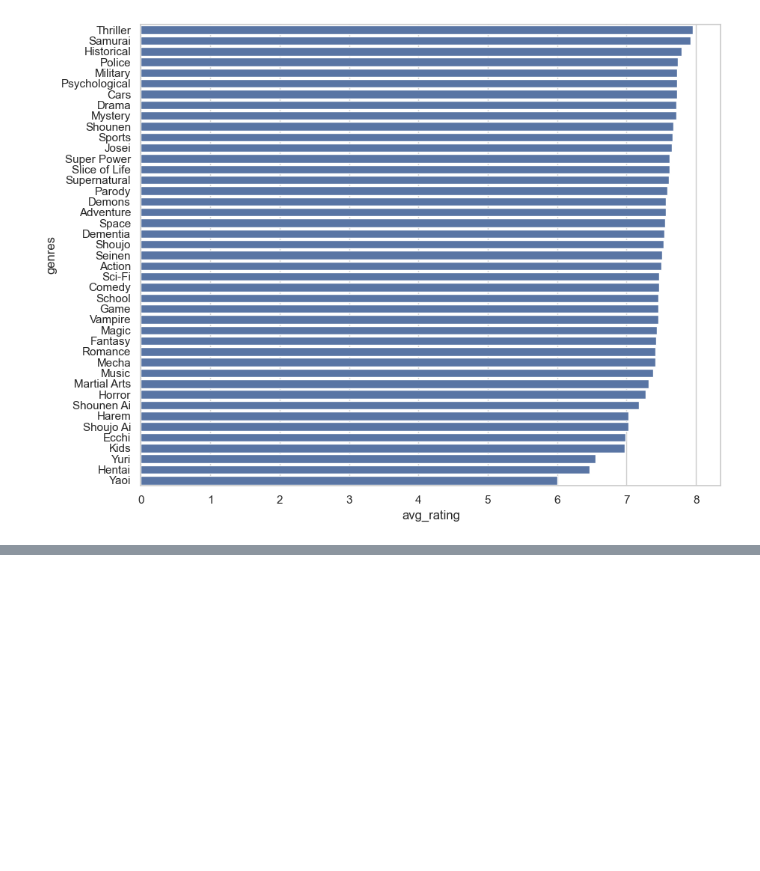
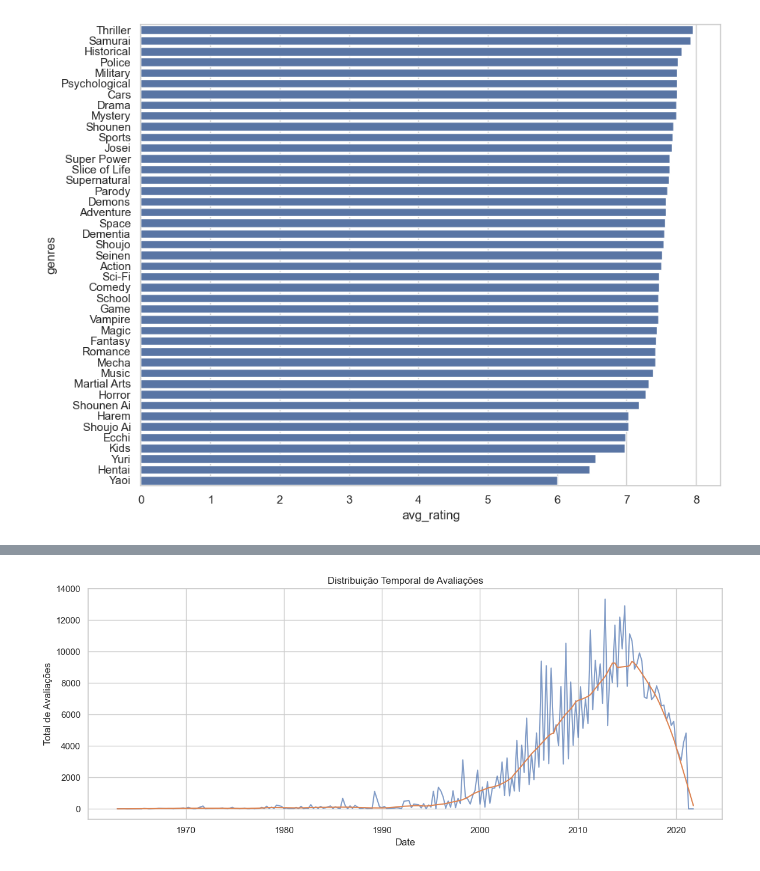
Before and after one commit to Nubily44/CD_EP, a Jupyter notebook: analise_exploratoria.ipynb, the cells around one changed output, grey strips where cells are left out. Saved outputs shown, nothing was run; the diff lists cells and outputs as text; code cells hidden in the pictures; blank space fills up the shorter version.

```diff
--- a/analise_exploratoria.ipynb
+++ b/analise_exploratoria.ipynb
@@ -551,0 +561,42 @@ plt.show()
+# %%
+from statsmodels.nonparametric.smoothers_lowess import lowess
+
+counts = (
+    df_time
+    .group_by("date")
+    .agg(
+        pl.col("Avaliação").sum().alias("total_avaliacoes")
+    )
+    .sort("date")
+)
+
+counts_pd = counts.to_pandas()
+
+plt.figure(figsize=(12, 5))
+
+plt.plot(
+    counts_pd["date"],
+    counts_pd["total_avaliacoes"],
+    alpha=0.7
+)
+
+x = np.arange(len(counts_pd))
+y = counts_pd["total_avaliacoes"]
+
+smooth = lowess(
+    y,
+    x,
+    frac=0.09,
+    return_sorted=False
+)
+
+plt.plot(counts_pd["date"], smooth)
+
+plt.title("Distribuição Temporal de Avaliações")
+plt.xlabel("Date")
+plt.ylabel("Total de Avaliações")
+
+plt.tight_layout()
+plt.show()
+# %% [output]
+[figure, added]
```
Also changed, not shown: parts of 1 cell of this notebook.
